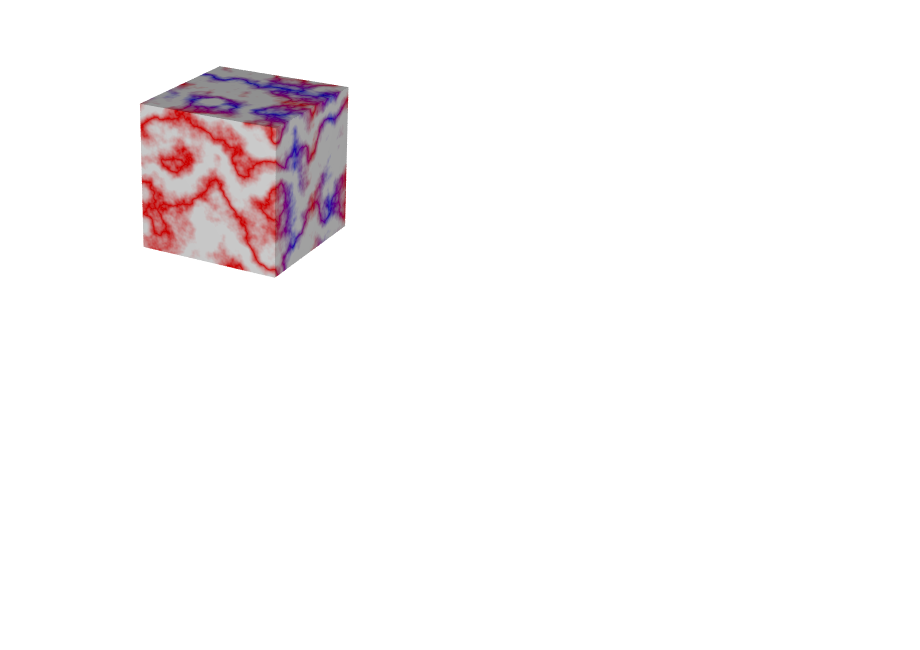
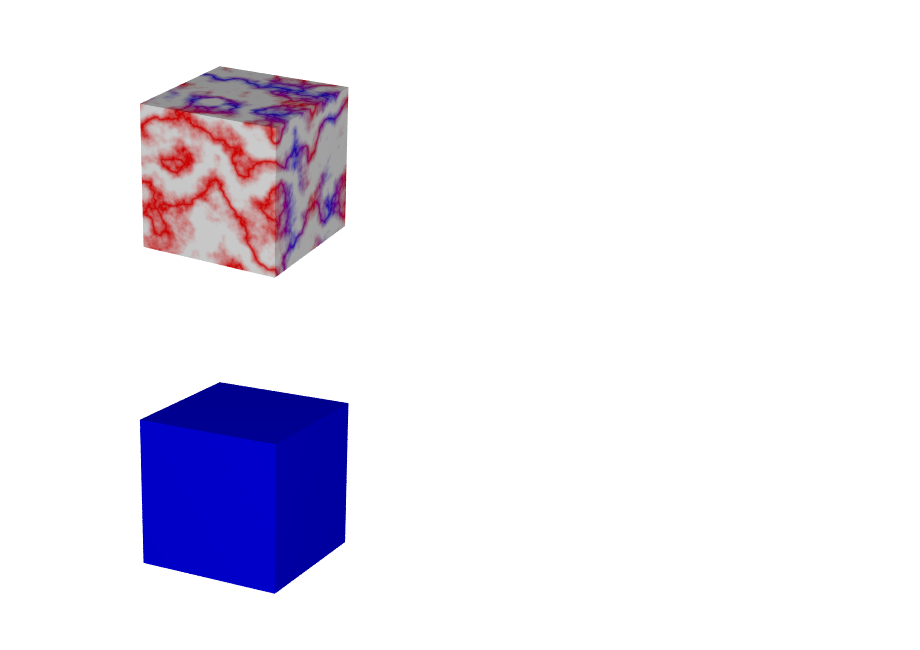
Before and after one commit to daizutabi/fdray, a Jupyter notebook: docs/notebooks/texture/pigment.ipynb, the cells around one changed output. Cells and saved outputs as stored; diff of their text form; code cells hidden in the pictures; blank space fills up the shorter version.

```diff
--- a/docs/notebooks/texture/pigment.ipynb
+++ b/docs/notebooks/texture/pigment.ipynb
@@ -44,3 +44,11 @@ p = Pigment("gradient x", PigmentMap((0, a), (0.5, b), (1, a)))
 render(p)
 # %% [output]
 [figure]
+# %%
+Scene(
+    Camera(30, 20, view_scale=1, look_at=(0.5, 0.5, 0.5)),
+    LightSource(0, "white"),
+    Box(0, 1).pigment(Color("blue")),
+).render(300, 300)
+# %% [output]
+[figure, added]
```
Also changed, not shown: 5 other files.
